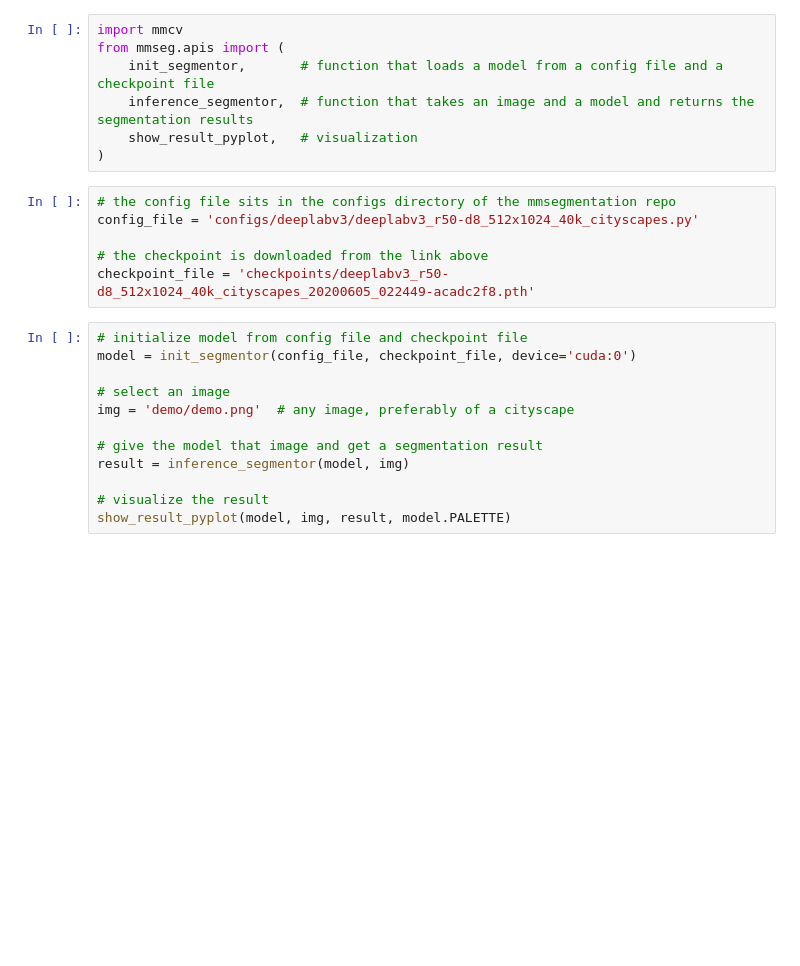
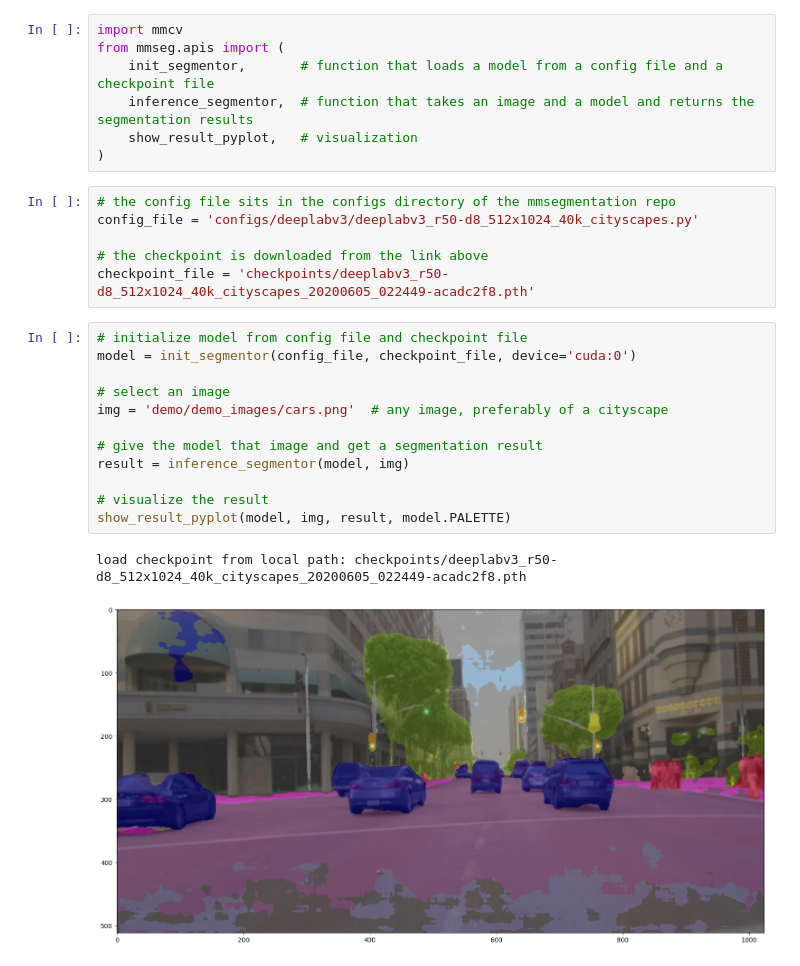
Before and after one commit to mircea-sergiu-negrea/project-mmsegmentation, a Jupyter notebook: demo/cityscapes_image_inference.ipynb, the cells around one changed output. Saved outputs shown, nothing was run; the diff lists cells and outputs as text; blank space fills up the shorter version.

Commit message:
make notebook organized, keep output for image

```diff
--- a/demo/cityscapes_image_inference.ipynb
+++ b/demo/cityscapes_image_inference.ipynb
@@ -27,15 +45,18 @@ checkpoint_file = 'checkpoints/deeplabv3_r50-d8_512x1024_40k_cityscapes_20200605
 # %%
 # initialize model from config file and checkpoint file
 model = init_segmentor(config_file, checkpoint_file, device='cuda:0')
 
 # select an image
-img = 'demo/demo.png'  # any image, preferably of a cityscape
+img = 'demo/demo_images/cars.png'  # any image, preferably of a cityscape
 
 # give the model that image and get a segmentation result
 result = inference_segmentor(model, img)
 
 # visualize the result
 show_result_pyplot(model, img, result, model.PALETTE)
+# %% [output]
+load checkpoint from local path: checkpoints/deeplabv3_r50-d8_512x1024_40k_cityscapes_20200605_022449-acadc2f8.pth
+[figure, added]
 # %%
 # Clean up the checkpoint file at the end
 if os.path.exists(checkpoint_file):
```
Also changed, not shown: parts of 2 cells of this notebook, 1 other file.
